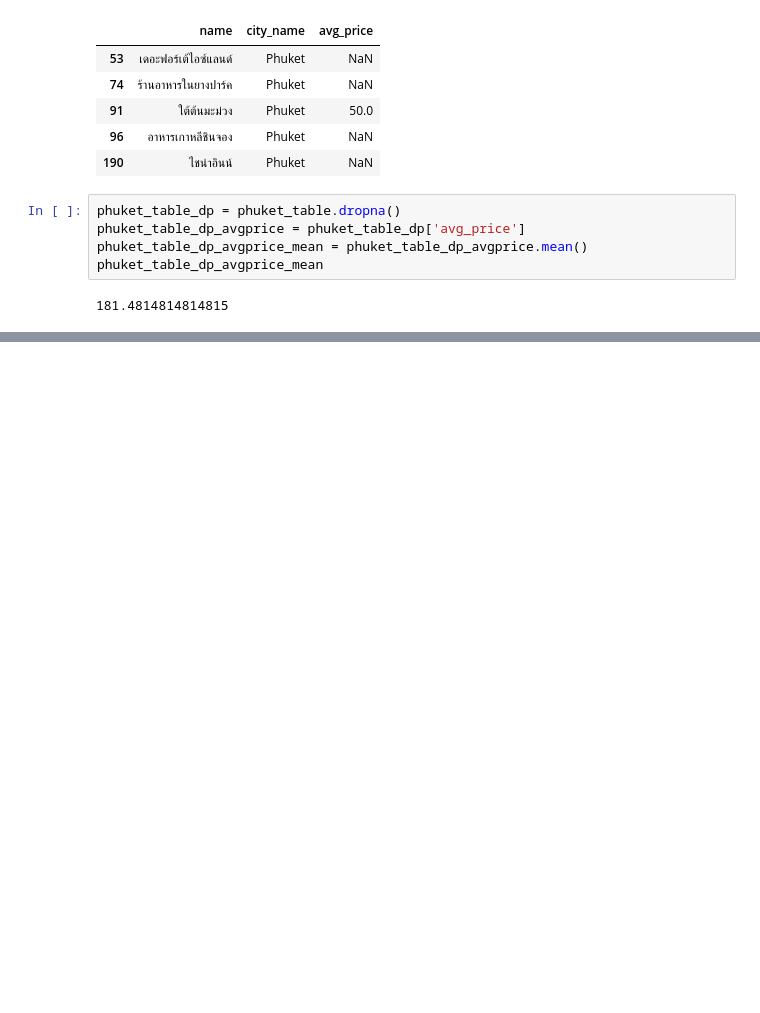
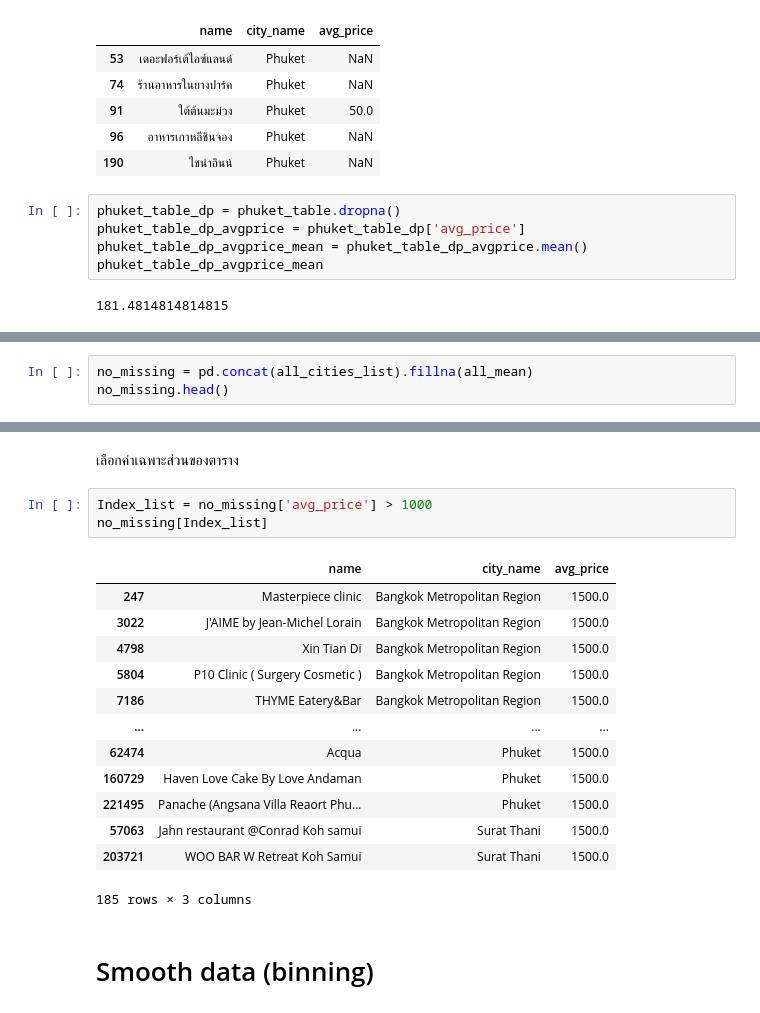
Before and after one commit to ChakritKammason/DPDM, a Jupyter notebook: Pandas_and_Data_Preprocessing_101.ipynb, the cells around one changed output, grey strips where cells are left out. Saved outputs shown, nothing was run; the diff lists cells and outputs as text; blank space fills up the shorter version.

```diff
--- a/Pandas_and_Data_Preprocessing_101.ipynb
+++ b/Pandas_and_Data_Preprocessing_101.ipynb
@@ -438,0 +530,3 @@ See the caveats in the documentation: https://pandas.pydata.org/pandas-docs/stab
+# %%
+no_missing = pd.concat(all_cities_list).fillna(all_mean)
+no_missing.head()
@@ -438,0 +540,21 @@ See the caveats in the documentation: https://pandas.pydata.org/pandas-docs/stab
+# %% [markdown]
+เลือกค่าเฉพาะส่วนของตาราง
+# %%
+Index_list = no_missing['avg_price'] > 1000
+no_missing[Index_list]
+# %% [output]
+|  | name | city_name | avg_price |
+| 247 | Masterpiece clinic | Bangkok Metropolitan Region | 1500.0 |
+| 3022 | J'AIME by Jean-Michel Lorain | Bangkok Metropolitan Region | 1500.0 |
+| 4798 | Xin Tian Di | Bangkok Metropolitan Region | 1500.0 |
+| 5804 | P10 Clinic ( Surgery Cosmetic ) | Bangkok Metropolitan Region | 1500.0 |
+| 7186 | THYME Eatery&Bar | Bangkok Metropolitan Region | 1500.0 |
+| ... | ... | ... | ... |
+| 62474 | Acqua | Phuket | 1500.0 |
+| 160729 | Haven Love Cake By Love Andaman | Phuket | 1500.0 |
+| 221495 | Panache (Angsana Villa Reaort Phu... | Phuket | 1500.0 |
+| 57063 | Jahn restaurant @Conrad Koh samui | Surat Thani | 1500.0 |
+| 203721 | WOO BAR W Retreat Koh Samui | Surat Thani | 1500.0 |
+185 rows × 3 columns
+# %% [markdown]
+# Smooth data (binning)
```
Also changed, not shown: parts of 21 cells of this notebook.
